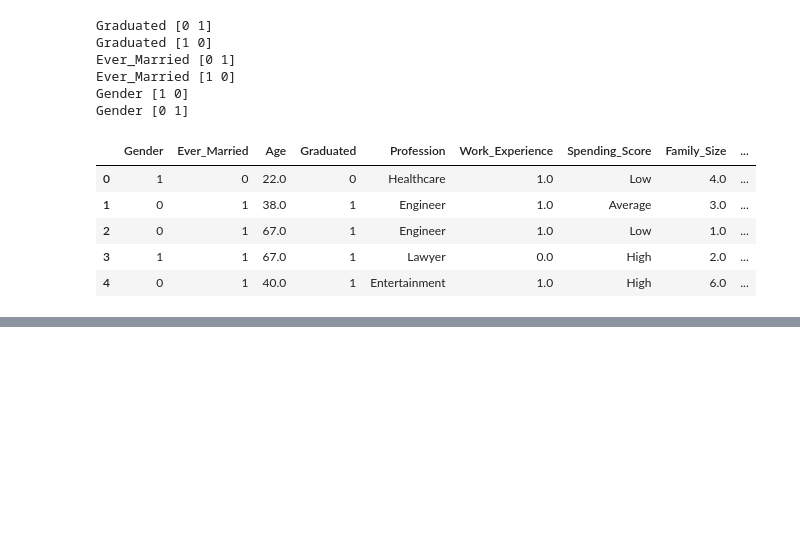
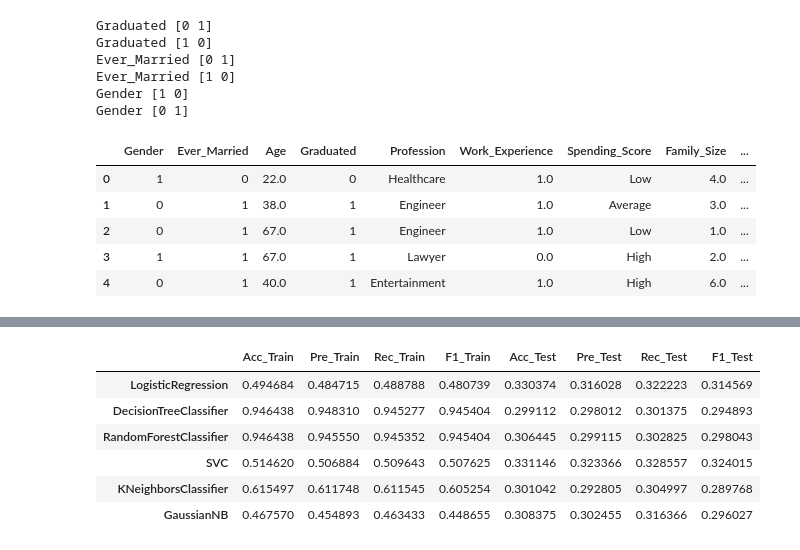
Before and after one commit to lakpalama7/data_science, a Jupyter notebook: customer segmentation classification/customer segmentation classification.ipynb, the cells around one changed output, grey strips where cells are left out. Saved outputs shown, nothing was run; the diff lists cells and outputs as text; code cells hidden in the pictures; blank space fills up the shorter version.

```diff
--- a/customer segmentation classification/customer segmentation classification.ipynb
+++ b/customer segmentation classification/customer segmentation classification.ipynb
@@ -472,0 +706,31 @@ train_data.head()
+# %%
+models = {
+    'LogisticRegression': LogisticRegression(),
+    'DecisionTreeClassifier': DecisionTreeClassifier(),
+    'RandomForestClassifier': RandomForestClassifier(),
+    'SVC': SVC(),
+    'KNeighborsClassifier': KNeighborsClassifier(),
+    'GaussianNB': GaussianNB(),
+
+}
+# %%
+accuracy = []
+# %%
+for name, model in models.items():
+    model.fit(X_train,y_train)
+    y_pred_train = model.predict(X_train)
+    y_pred_test = model.predict(X_test)
+
+    acc_train = accuracy_score(y_train,y_pred_train)
+    acc_test = accuracy_score(y_test,y_pred_test)
+
+    pre_train = precision_score(y_train,y_pred_train, average='macro')
+    pre_test = precision_score(y_test,y_pred_test, average='macro')
+
+    rec_train = recall_score(y_train,y_pred_train, average='macro')
+    rec_test = recall_score(y_test,y_pred_test,average='macro')
+
+    f1_train = f1_score(y_train,y_pred_train,average='macro')
+    f1_test = f1_score(y_test,y_pred_test,average='macro')
+
+    accuracy.append([acc_train,pre_train,rec_train,f1_train,acc_test,pre_test,rec_test,f1_test])
@@ -472,0 +757,14 @@ train_data.head()
+# %%
+accuracy_pd = pd.DataFrame(accuracy, columns=['Acc_Train','Pre_Train','Rec_Train','F1_Train',
+                                            'Acc_Test','Pre_Test','Rec_Test','F1_Test'
+                                             ], index=models.keys())
+# %%
+accuracy_pd
+# %% [output]
+|  | Acc_Train | Pre_Train | Rec_Train | F1_Train | Acc_Test | Pre_Test | Rec_Test | F1_Test |
+| LogisticRegression | 0.494684 | 0.484715 | 0.488788 | 0.480739 | 0.330374 | 0.316028 | 0.322223 | 0.314569 |
+| DecisionTreeClassifier | 0.946438 | 0.948310 | 0.945277 | 0.945404 | 0.299112 | 0.298012 | 0.301375 | 0.294893 |
+| RandomForestClassifier | 0.946438 | 0.945550 | 0.945352 | 0.945404 | 0.306445 | 0.299115 | 0.302825 | 0.298043 |
+| SVC | 0.514620 | 0.506884 | 0.509643 | 0.507625 | 0.331146 | 0.323366 | 0.328557 | 0.324015 |
+| KNeighborsClassifier | 0.615497 | 0.611748 | 0.611545 | 0.605254 | 0.301042 | 0.292805 | 0.304997 | 0.289768 |
+| GaussianNB | 0.467570 | 0.454893 | 0.463433 | 0.448655 | 0.308375 | 0.302455 | 0.316366 | 0.296027 |
```
Also changed, not shown: parts of 30 cells of this notebook, 1 other file.
